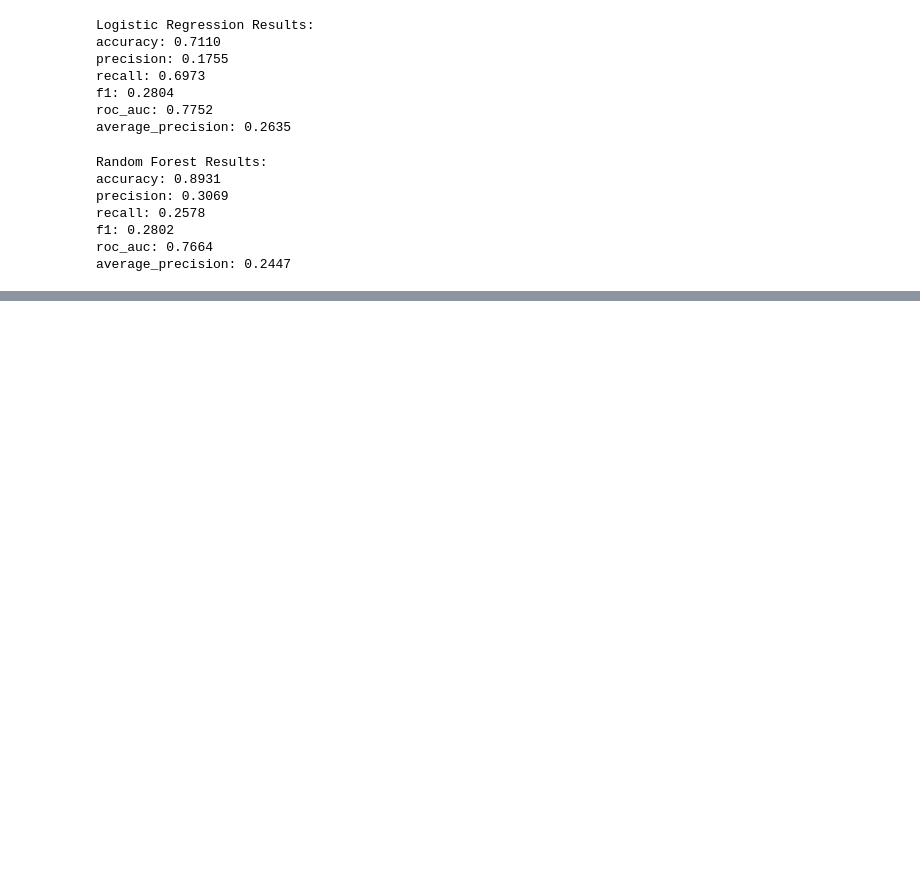
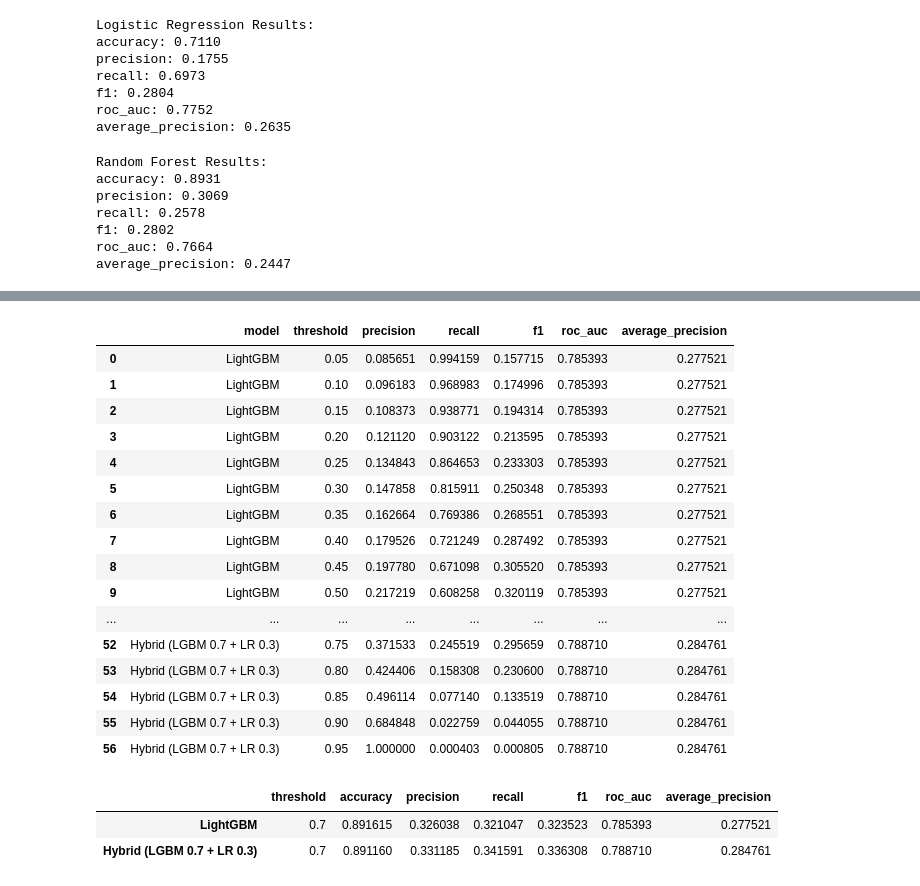
Before and after one commit to phisomni-edu/ds4400-credit-default, a Jupyter notebook: notebooks/04_model_training.ipynb, the cells around one changed output, grey strips where cells are left out. Saved outputs shown, nothing was run; the diff lists cells and outputs as text; code cells hidden in the pictures; blank space fills up the shorter version.

```diff
--- a/notebooks/04_model_training.ipynb
+++ b/notebooks/04_model_training.ipynb
@@ -120,0 +337,40 @@ results_df
+# %%
+lgbm_threshold_table = build_threshold_table(y_val_lgbm, lgbm_probs)
+log_reg_threshold_table = build_threshold_table(y_val_linear, log_reg_probs)
+hybrid_threshold_table = build_threshold_table(hybrid_y_val, hybrid_probs)
+
+pd.concat(
+    [
+        lgbm_threshold_table.assign(model="LightGBM"),
+        log_reg_threshold_table.assign(model="Logistic Regression"),
+        hybrid_threshold_table.assign(model=hybrid_results["model"]),
+    ],
+    ignore_index=True,
+).loc[:, ["model", "threshold", "precision", "recall", "f1", "roc_auc", "average_precision"]]
+# %% [output]
+|  | model | threshold | precision | recall | f1 | roc_auc | average_precision |
+| 0 | LightGBM | 0.05 | 0.085651 | 0.994159 | 0.157715 | 0.785393 | 0.277521 |
+| 1 | LightGBM | 0.10 | 0.096183 | 0.968983 | 0.174996 | 0.785393 | 0.277521 |
+| 2 | LightGBM | 0.15 | 0.108373 | 0.938771 | 0.194314 | 0.785393 | 0.277521 |
+| 3 | LightGBM | 0.20 | 0.121120 | 0.903122 | 0.213595 | 0.785393 | 0.277521 |
+| 4 | LightGBM | 0.25 | 0.134843 | 0.864653 | 0.233303 | 0.785393 | 0.277521 |
+| 5 | LightGBM | 0.30 | 0.147858 | 0.815911 | 0.250348 | 0.785393 | 0.277521 |
+| 6 | LightGBM | 0.35 | 0.162664 | 0.769386 | 0.268551 | 0.785393 | 0.277521 |
+| 7 | LightGBM | 0.40 | 0.179526 | 0.721249 | 0.287492 | 0.785393 | 0.277521 |
+| 8 | LightGBM | 0.45 | 0.197780 | 0.671098 | 0.305520 | 0.785393 | 0.277521 |
+| 9 | LightGBM | 0.50 | 0.217219 | 0.608258 | 0.320119 | 0.785393 | 0.277521 |
+| ... | ... | ... | ... | ... | ... | ... | ... |
+| 52 | Hybrid (LGBM 0.7 + LR 0.3) | 0.75 | 0.371533 | 0.245519 | 0.295659 | 0.788710 | 0.284761 |
+| 53 | Hybrid (LGBM 0.7 + LR 0.3) | 0.80 | 0.424406 | 0.158308 | 0.230600 | 0.788710 | 0.284761 |
+| 54 | Hybrid (LGBM 0.7 + LR 0.3) | 0.85 | 0.496114 | 0.077140 | 0.133519 | 0.788710 | 0.284761 |
+| 55 | Hybrid (LGBM 0.7 + LR 0.3) | 0.90 | 0.684848 | 0.022759 | 0.044055 | 0.788710 | 0.284761 |
+| 56 | Hybrid (LGBM 0.7 + LR 0.3) | 0.95 | 1.000000 | 0.000403 | 0.000805 | 0.788710 | 0.284761 |
+# %%
+pd.DataFrame([
+    find_threshold_for_target_precision(y_val_lgbm, lgbm_probs, target_precision=0.30),
+    find_threshold_for_target_precision(hybrid_y_val, hybrid_probs, target_precision=0.30),
+], index=["LightGBM", hybrid_results["model"]])
+# %% [output]
+|  | threshold | accuracy | precision | recall | f1 | roc_auc | average_precision |
+| LightGBM | 0.7 | 0.891615 | 0.326038 | 0.321047 | 0.323523 | 0.785393 | 0.277521 |
+| Hybrid (LGBM 0.7 + LR 0.3) | 0.7 | 0.891160 | 0.331185 | 0.341591 | 0.336308 | 0.788710 | 0.284761 |
```
Also changed, not shown: parts of 21 cells of this notebook, 4 other files.
